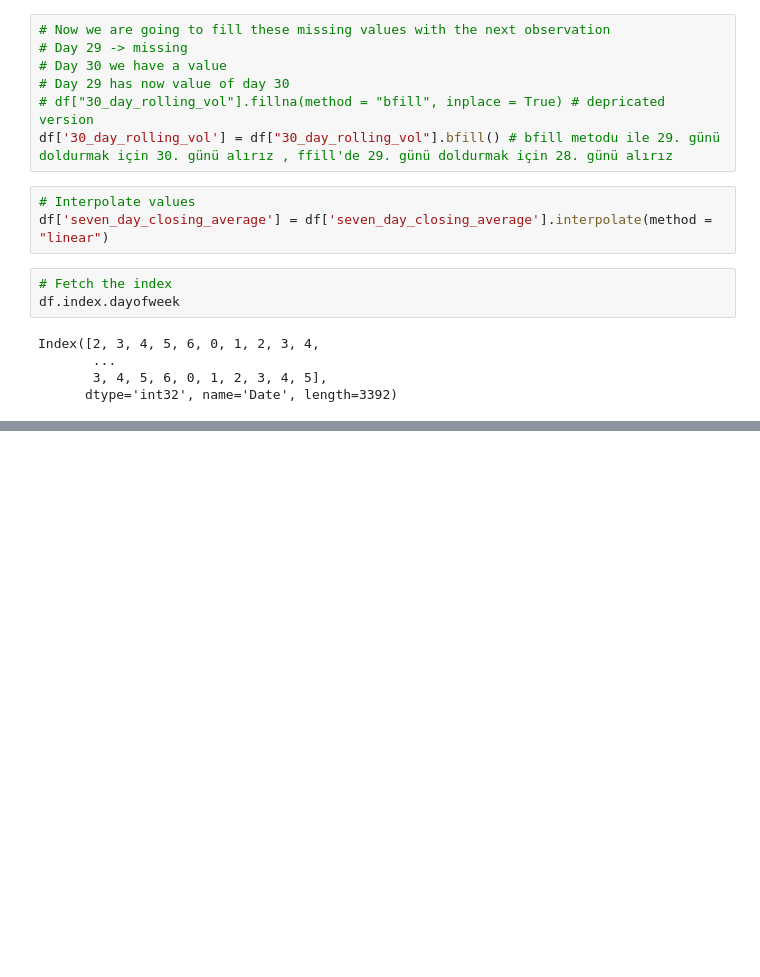
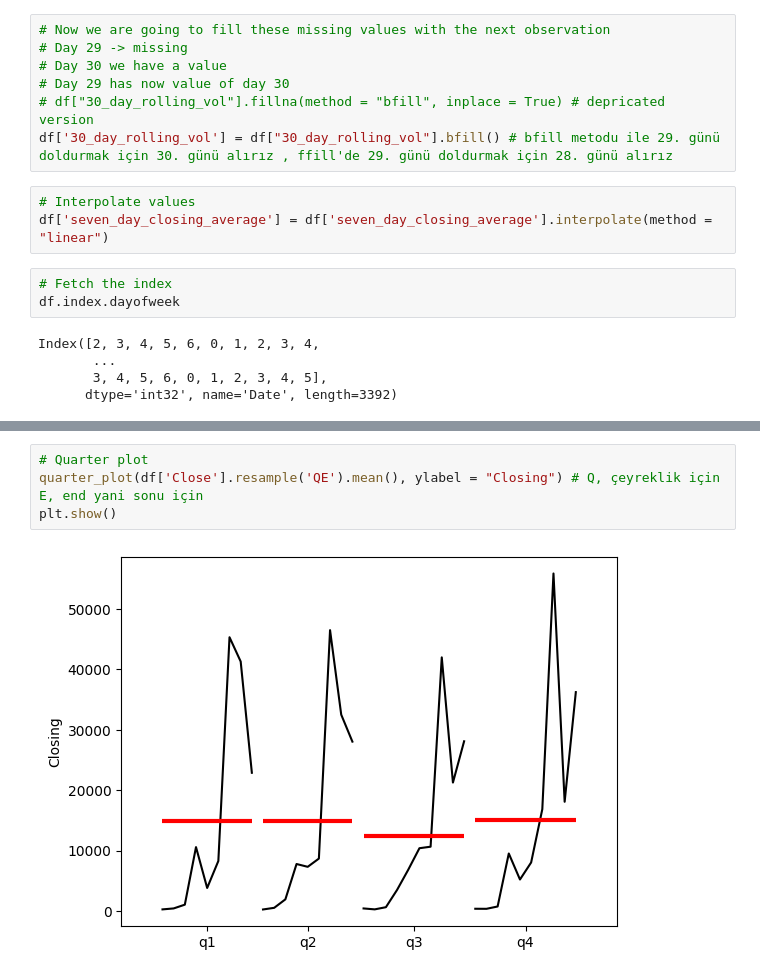
Before and after one commit to nurcoz/Udemy_time_series, a Jupyter notebook: Introduction_to_Time_Series_Analysis.ipynb, the cells around one changed output, grey strips where cells are left out. Cells and saved outputs as stored; diff of their text form; blank space fills up the shorter version.

```diff
--- a/Introduction_to_Time_Series_Analysis.ipynb
+++ b/Introduction_to_Time_Series_Analysis.ipynb
@@ -250,0 +263,6 @@ df.head()
+# %%
+# Quarter plot
+quarter_plot(df['Close'].resample('QE').mean(), ylabel = "Closing") # Q, çeyreklik için E, end yani sonu için
+plt.show()
+# %% [output]
+[figure, added]
```
Also changed, not shown: parts of 8 cells of this notebook.
